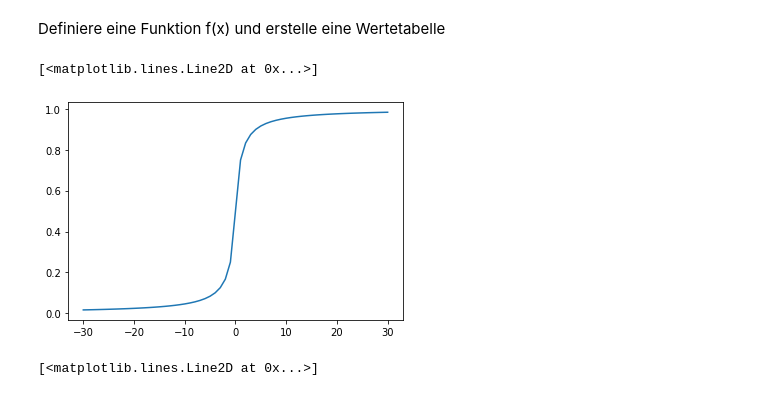
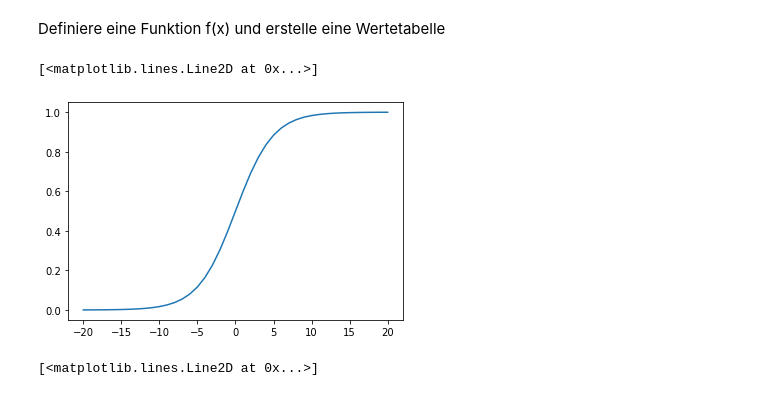
Before and after one commit to Pythonimeislabor/repo1, a Jupyter notebook: unser_erstes_notebook.ipynb, the cells around one changed output. Drawn from its saved outputs; the diff is of its cells as text; code cells hidden in the pictures.

```diff
--- a/unser_erstes_notebook.ipynb
+++ b/unser_erstes_notebook.ipynb
@@ -379,8 +396,8 @@ print(zahl % 6 == 0)
 # %%
 # Drittes Teilproblem: wie können wir die zu prüfende Zahlen generieren
 
-zahl = 7
+zahl = 12
 
 for i in range(2,zahl):
   zahl_durch_i_teilbar = zahl % i == 0
-  print("ist",zahl,"teilbar durch",i, zahl_durch_i_teilbar)
+  print("ist",zahl,"teilbar durch",i,"?", zahl_durch_i_teilbar)
@@ -387,18 +415,18 @@ for i in range(2,zahl):
 # %%
 # Vierte Teilproblem: Die Primzahlen erkennen
 
-zahl = 19
+zahl = 16
 
-summe = 0
+summe = 0 # Diese Variable zählt, durch wie viele Zahlen die gegebene Zahl teilbar ist
 for i in range(2,zahl):
   zahl_durch_i_teilbar = zahl % i == 0
   if zahl_durch_i_teilbar:
-    print("zahl durch",i,"teilbar") # Wenn diese Zeile ausgeführt wird, kann zahl keine Primzahl sein
+    print(zahl,"ist durch",i,"teilbar") # Wenn diese Zeile ausgeführt wird, kann zahl keine Primzahl sein
     summe+=1
 
 print("Die Zahl ist durch", summe, "Zahlen teilbar")
 
-if summe == 0:
+if summe == 0: # wenn die Zahl durch keine Zahlen teilbar ist, ist es eine Primzahl
   print(zahl, "ist eine Primzahl")
 else:
   print(zahl, "ist keine Primzahl")
@@ -467,24 +508,25 @@ True
 # %%
 # 1. Liste definieren
 liste = []
-anzahl = 500
+anzahl = 50
 
 # Primzahl generieren
 
 # 1. Unterproblem: Zahlen generieren
+# i wird in jedem Schleifendurchlauf erhöht und ist die Zählvariable.
 i = 2
 while True:
-    if len(liste) < anzahl:
+    if len(liste) < anzahl: # wenn in der Liste noch nicht genug Elemente sind, wird dieser Block ausgeführt
+
       # 2. Unterproblem: prüfen, ob die generierte Zahl eine Primzahl ist
       ist_primzahl = primzahl_pruefen(i)
-
       if ist_primzahl == True:
         liste.append(i)
 
-    else:
+    else: # wenn die länge der Liste nicht mehr kleiner ist als anzahl, wird die while-Schleife beendet
       break
 
-    i+=1
+    i+=1 # Hier wird i für den nächsten Schleifendurchlauf um 1 erhöht
 
 
 print(liste)
@@ -495,24 +537,26 @@ Definiere eine Funktion f(x) und erstelle eine Wertetabelle
 # %%
 def f(x):
   #sigmoid-funktion
-  return (x/2/(1+abs(x)))+0.5
+  return 1/(1+1.5**-x)
 # %%
 # 1. 2 Listen erstellen
 x = []
 y = []
 
 # 2. X füllen
-for i in range(-30, 30+1):
+# Mit der range-Funktion die x-Werte generieren
+for i in range(-20, 20+1):
   x.append(i)
 
 # 3. Y zuordnen
+# jedes Element in der x-Liste durchgehen und das y-Element zuordnen
 for i in x:
   ergebnis = f(i)
   y.append(ergebnis)
 
-import matplotlib.pyplot as plt
+import matplotlib.pyplot as plt # pyplot ist eine Sammlung an Funktionen um Daten in Diagrammen darzustellen
 plt.plot(x, y)
 # %% [output]
 [<matplotlib.lines.Line2D at 0x...>]
-[figure, old version]
+[figure, new version]
 # %%
```
Also changed, not shown: parts of 18 cells of this notebook.
